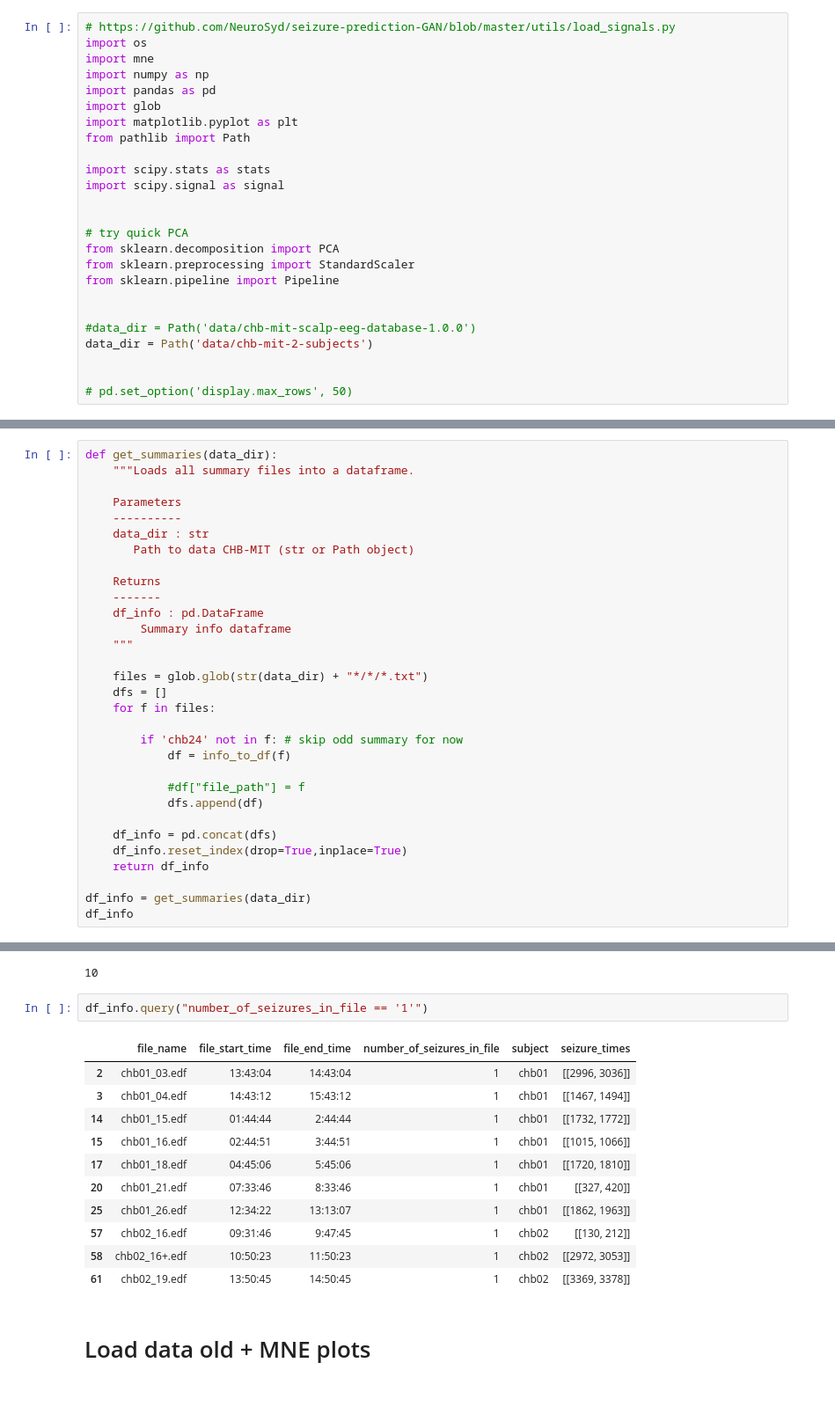
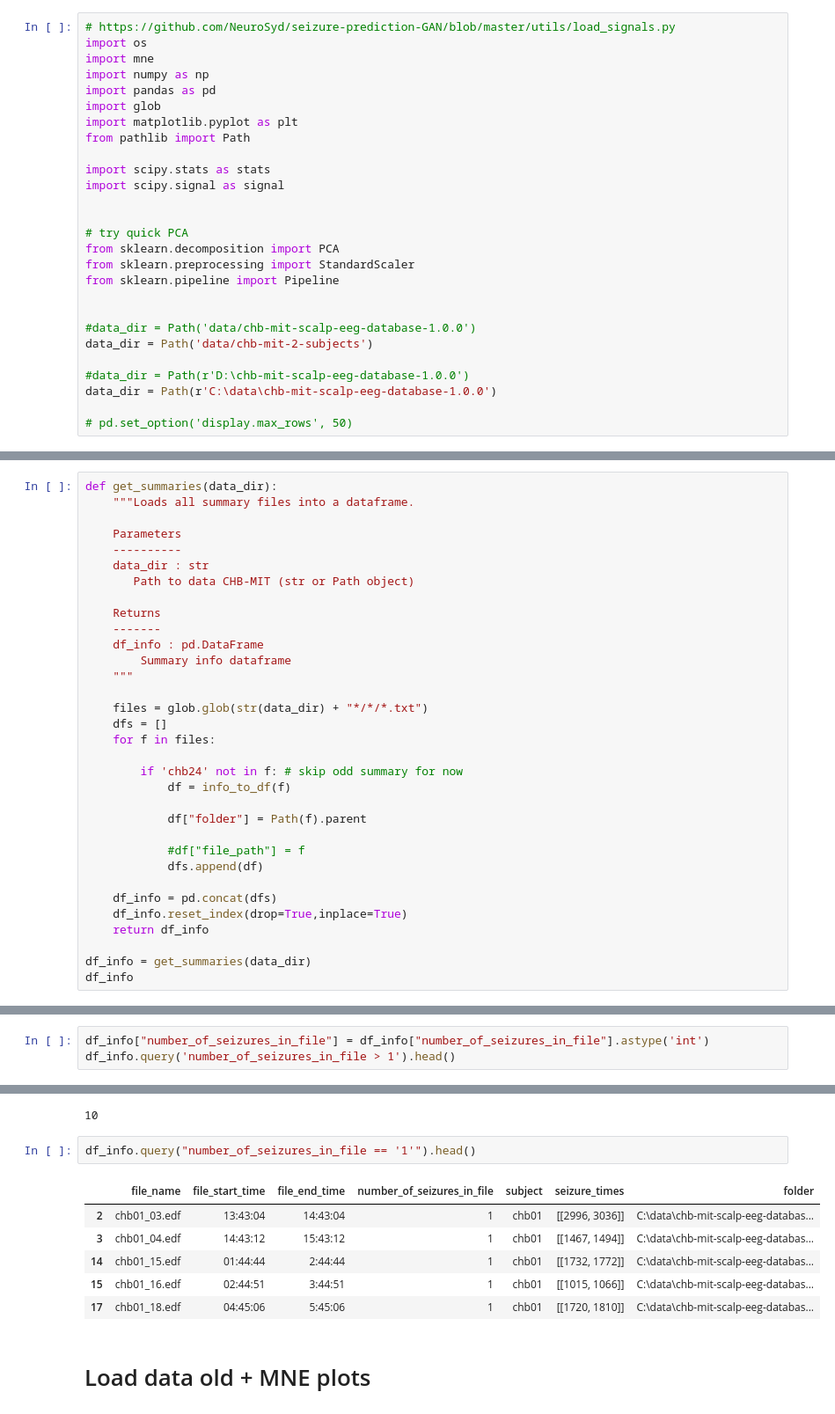
Before and after one commit to mattjdavis/eeg_classifier, a Jupyter notebook: load_data.ipynb, the cells around one changed output, grey strips where cells are left out. Shown at 88% size. Saved outputs shown, nothing was run; the diff lists cells and outputs as text.

```diff
--- a/load_data.ipynb
+++ b/load_data.ipynb
@@ -28,6 +28,8 @@ from sklearn.pipeline import Pipeline
 #data_dir = Path('data/chb-mit-scalp-eeg-database-1.0.0')
 data_dir = Path('data/chb-mit-2-subjects')
 
+#data_dir = Path(r'D:\chb-mit-scalp-eeg-database-1.0.0')
+data_dir = Path(r'C:\data\chb-mit-scalp-eeg-database-1.0.0')
 
 # pd.set_option('display.max_rows', 50)
 # %%
@@ -136,6 +138,8 @@ def get_summaries(data_dir):
         if 'chb24' not in f: # skip odd summary for now
             df = info_to_df(f)
 
+            df["folder"] = Path(f).parent
+
             #df["file_path"] = f
             dfs.append(df)
 
@@ -161,0 +166,3 @@ df_info
+# %%
+df_info["number_of_seizures_in_file"] = df_info["number_of_seizures_in_file"].astype('int')
+df_info.query('number_of_seizures_in_file > 1').head()
@@ -164,19 +178,14 @@ df_info.number_of_seizures_in_file.astype('int').sum()
 # %% [output]
 10
 # %%
-df_info.query("number_of_seizures_in_file == '1'")
+df_info.query("number_of_seizures_in_file == '1'").head()
 # %% [output]
-|  | file_name | file_start_time | file_end_time | number_of_seizures_in_file | subject | seizure_times |
-| 2 | chb01_03.edf | 13:43:04 | 14:43:04 | 1 | chb01 | [[2996, 3036]] |
-| 3 | chb01_04.edf | 14:43:12 | 15:43:12 | 1 | chb01 | [[1467, 1494]] |
-| 14 | chb01_15.edf | 01:44:44 | 2:44:44 | 1 | chb01 | [[1732, 1772]] |
-| 15 | chb01_16.edf | 02:44:51 | 3:44:51 | 1 | chb01 | [[1015, 1066]] |
-| 17 | chb01_18.edf | 04:45:06 | 5:45:06 | 1 | chb01 | [[1720, 1810]] |
-| 20 | chb01_21.edf | 07:33:46 | 8:33:46 | 1 | chb01 | [[327, 420]] |
-| 25 | chb01_26.edf | 12:34:22 | 13:13:07 | 1 | chb01 | [[1862, 1963]] |
-| 57 | chb02_16.edf | 09:31:46 | 9:47:45 | 1 | chb02 | [[130, 212]] |
-| 58 | chb02_16+.edf | 10:50:23 | 11:50:23 | 1 | chb02 | [[2972, 3053]] |
-| 61 | chb02_19.edf | 13:50:45 | 14:50:45 | 1 | chb02 | [[3369, 3378]] |
+|  | file_name | file_start_time | file_end_time | number_of_seizures_in_file | subject | seizure_times | folder |
+| 2 | chb01_03.edf | 13:43:04 | 14:43:04 | 1 | chb01 | [[2996, 3036]] | C:\data\chb-mit-scalp-eeg-databas... |
+| 3 | chb01_04.edf | 14:43:12 | 15:43:12 | 1 | chb01 | [[1467, 1494]] | C:\data\chb-mit-scalp-eeg-databas... |
+| 14 | chb01_15.edf | 01:44:44 | 2:44:44 | 1 | chb01 | [[1732, 1772]] | C:\data\chb-mit-scalp-eeg-databas... |
+| 15 | chb01_16.edf | 02:44:51 | 3:44:51 | 1 | chb01 | [[1015, 1066]] | C:\data\chb-mit-scalp-eeg-databas... |
+| 17 | chb01_18.edf | 04:45:06 | 5:45:06 | 1 | chb01 | [[1720, 1810]] | C:\data\chb-mit-scalp-eeg-databas... |
 # %% [markdown]
 # Load data old + MNE plots
 # %%
```
Also changed, not shown: parts of 12 cells of this notebook, 4 other files.
